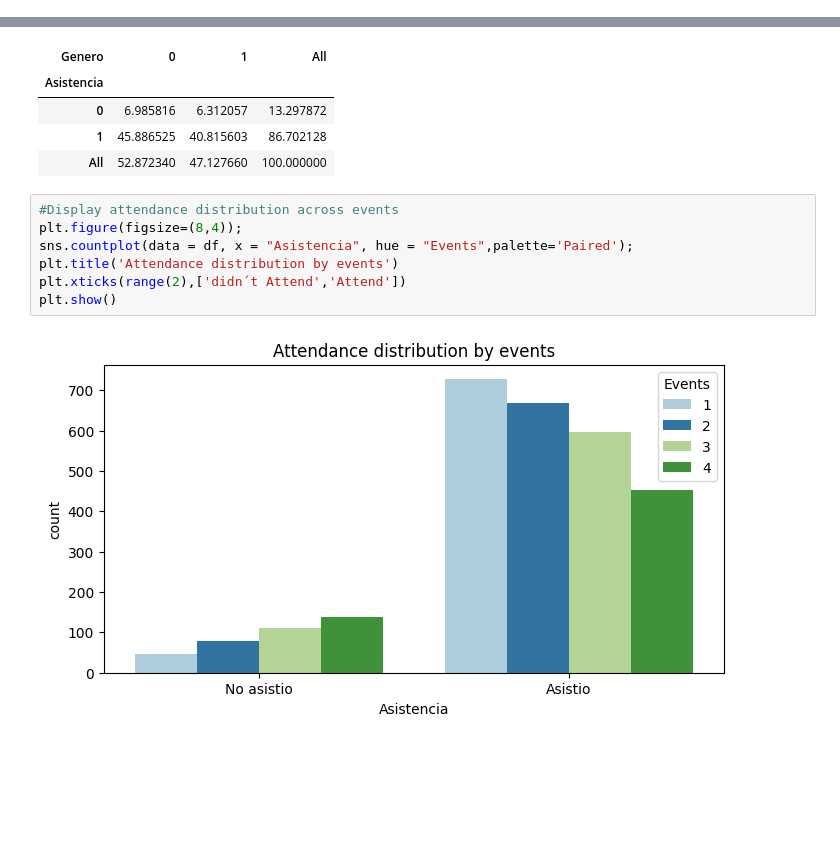
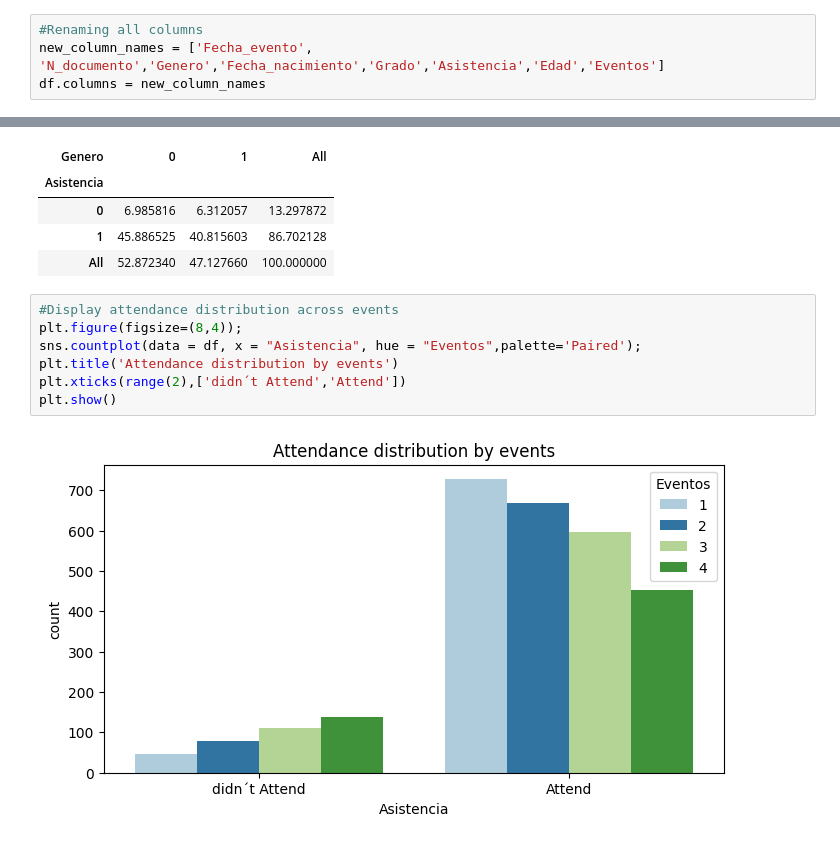
Before and after one commit to JdavidRamirez/Education-Program-Insight, a Jupyter notebook: EducationProgramInsight.ipynb, the cells around one changed output, grey strips where cells are left out. Cells and saved outputs as stored; diff of their text form; blank space fills up the shorter version.

```diff
--- a/EducationProgramInsight.ipynb
+++ b/EducationProgramInsight.ipynb
@@ -129,6 +149,10 @@ df['Events'].value_counts()
 df=df[df['Grado']!='8']
 df=df[df['Grado']!='9']
 df=df[df['Grado']!='8-2']
+# %%
+#Renaming all columns
+new_column_names = ['Fecha_evento', 'N_documento','Genero','Fecha_nacimiento','Grado','Asistencia','Edad','Eventos']
+df.columns = new_column_names
 # %%
 df.info()
 # %% [output]
@@ -184,11 +208,11 @@ axis=1)
 # %%
 #Display attendance distribution across events
 plt.figure(figsize=(8,4));
-sns.countplot(data = df, x = "Asistencia", hue = "Events",palette='Paired');
+sns.countplot(data = df, x = "Asistencia", hue = "Eventos",palette='Paired');
 plt.title('Attendance distribution by events')
 plt.xticks(range(2),['didn´t Attend','Attend'])
 plt.show()
 # %% [output]
-[figure, old version]
+[figure, new version]
 # %%
 #Create an Events column to track the number of workshops attended by each student.
```
Also changed, not shown: parts of 10 cells of this notebook.
